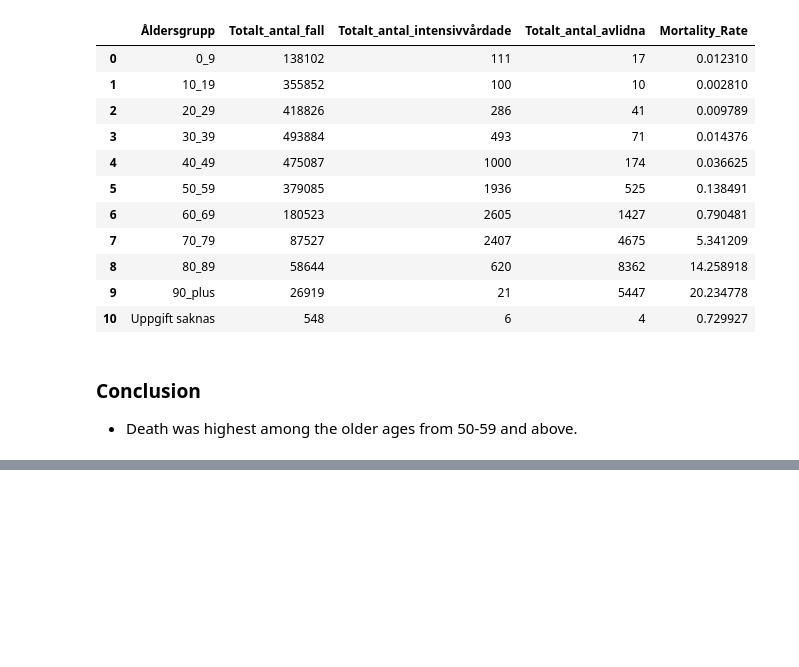
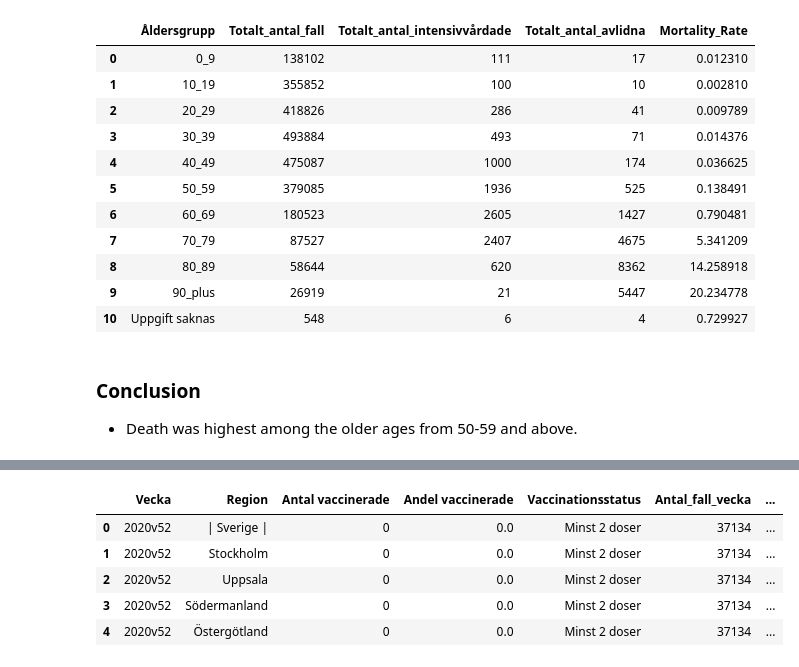
Before and after one commit to abdulahmed22/Data-behandling, a Jupyter notebook: lab/KPIer.ipynb, the cells around one changed output, grey strips where cells are left out. Cells and saved outputs as stored; diff of their text form; code cells hidden in the pictures; blank space fills up the shorter version.

```diff
--- a/lab/KPIer.ipynb
+++ b/lab/KPIer.ipynb
@@ -207,0 +275,11 @@ figu.write_html("data_visualization/age_moratlity_rates.html")
+# %%
+covid_vaccin_df = pd.merge(vaccin_2_doser, covid_data_df[["Vecka", "Antal_fall_vecka", "Antal_avlidna_vecka","Kum_antal_fall"]],
+on="Vecka", how="left")
+covid_vaccin_df.head(5)
+# %% [output]
+|  | Vecka | Region | Antal vaccinerade | Andel vaccinerade | Vaccinationsstatus | Antal_fall_vecka | ... |
+| 0 | 2020v52 | | Sverige | | 0 | 0.0 | Minst 2 doser | 37134 | ... |
+| 1 | 2020v52 | Stockholm | 0 | 0.0 | Minst 2 doser | 37134 | ... |
+| 2 | 2020v52 | Uppsala | 0 | 0.0 | Minst 2 doser | 37134 | ... |
+| 3 | 2020v52 | Södermanland | 0 | 0.0 | Minst 2 doser | 37134 | ... |
+| 4 | 2020v52 | Östergötland | 0 | 0.0 | Minst 2 doser | 37134 | ... |
```
Also changed, not shown: parts of 13 cells of this notebook, 11 other files.
